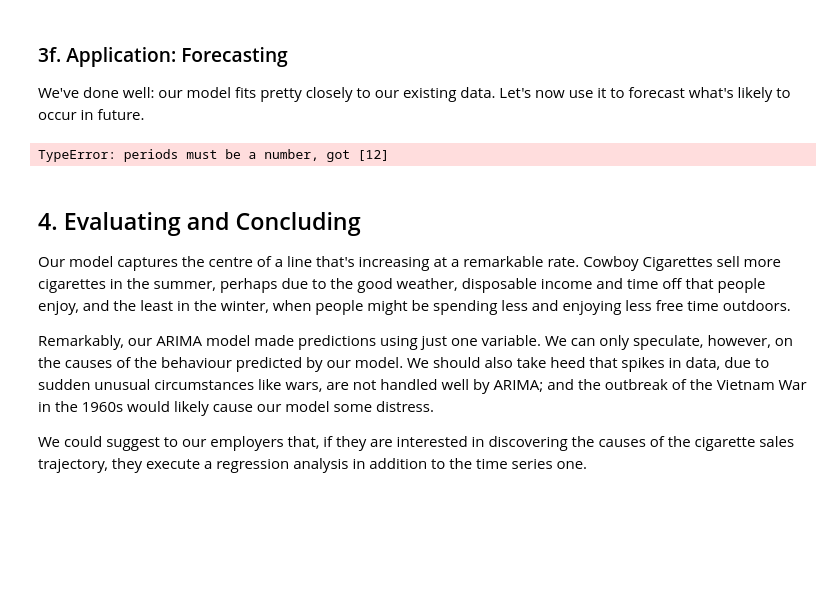
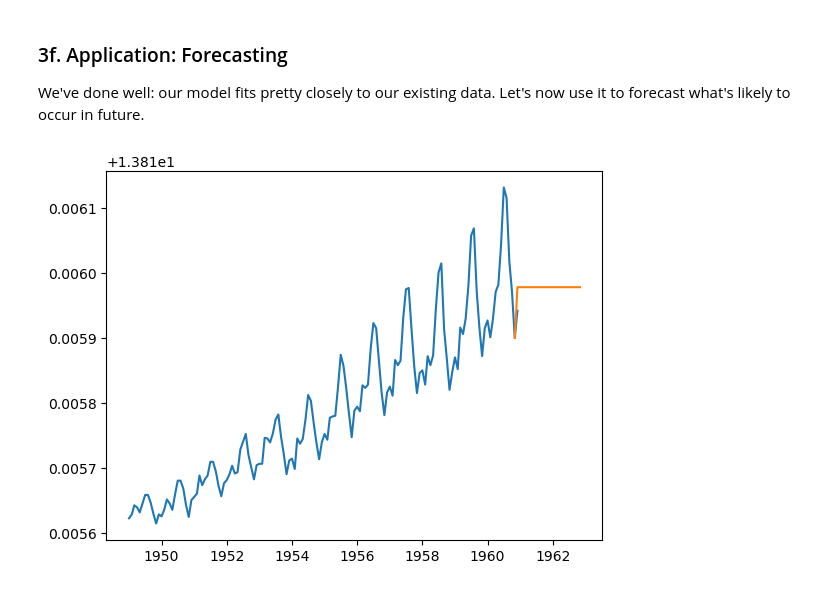
Before and after one commit to demiroz/dsc, a Jupyter notebook: Unit 21 - A Deep Dive Into Time Series/Cowboys & Cigrettes Case Study/Cowboy Cigarettes Case Study - Tier 3.ipynb, the cells around one changed output. Cells and saved outputs as stored; diff of their text form; code cells hidden in the pictures; blank space fills up the shorter version.

```diff
--- a/Unit 21 - A Deep Dive Into Time Series/Cowboys & Cigrettes Case Study/Cowboy Cigarettes Case Study - Tier 3.ipynb
+++ b/Unit 21 - A Deep Dive Into Time Series/Cowboys & Cigrettes Case Study/Cowboy Cigarettes Case Study - Tier 3.ipynb
@@ -443,31 +448,23 @@ We've done well: our model fits pretty closely to our existing data. Let's now u
 # %%
 # Declare a variable called forecast_period with the amount of months to forecast, and
 # create a range of future dates that is the length of the periods you've chosen to forecast
-forecast_period = [12]
+forecast_period= 24
 date_range = pd.date_range(y_log.index[-1], periods = forecast_period,
               freq='MS').strftime("%Y-%m-%d").tolist()
 
 # Convert that range into a dataframe that includes your predictions
 # First, call DataFrame on pd
 future_months = pd.DataFrame(date_range, columns = ['Month'])
 # Let's now convert the 'Month' column to a datetime object with to_datetime
 future_months['Month'] = pd.to_datetime(future_months['Month'])
 future_months.set_index('Month', inplace = True)
 future_months['Prediction'] = forecast[0]
 
 # Plot your future predictions
 # Call figure() on plt
 plt.plot(figsize=(15,10))
 plt.plot(y_log)
 plt.plot(y_log['Nov 1960'].append(future_months['Prediction']))
 plt.show()
 # %% [output]
-TypeError: periods must be a number, got [12]
+[figure, added]
-# %% [markdown]
-## 4. Evaluating and Concluding
-
-Our model captures the centre of a line that's increasing at a remarkable rate. Cowboy Cigarettes sell more cigarettes in the summer, perhaps due to the good weather, disposable income and time off that people enjoy, and the least in the winter, when people might be spending less and enjoying less free time outdoors.
-
-Remarkably, our ARIMA model made predictions using just one variable. We can only speculate, however, on the causes of the behaviour predicted by our model. We should also take heed that spikes in data, due to sudden unusual circumstances like wars, are not handled well by ARIMA; and the outbreak of the Vietnam War in the 1960s would likely cause our model some distress.
-
-We could suggest to our employers that, if they are interested in discovering the causes of the cigarette sales trajectory, they execute a regression analysis in addition to the time series one.
```
Also changed, not shown: parts of 6 cells of this notebook.
